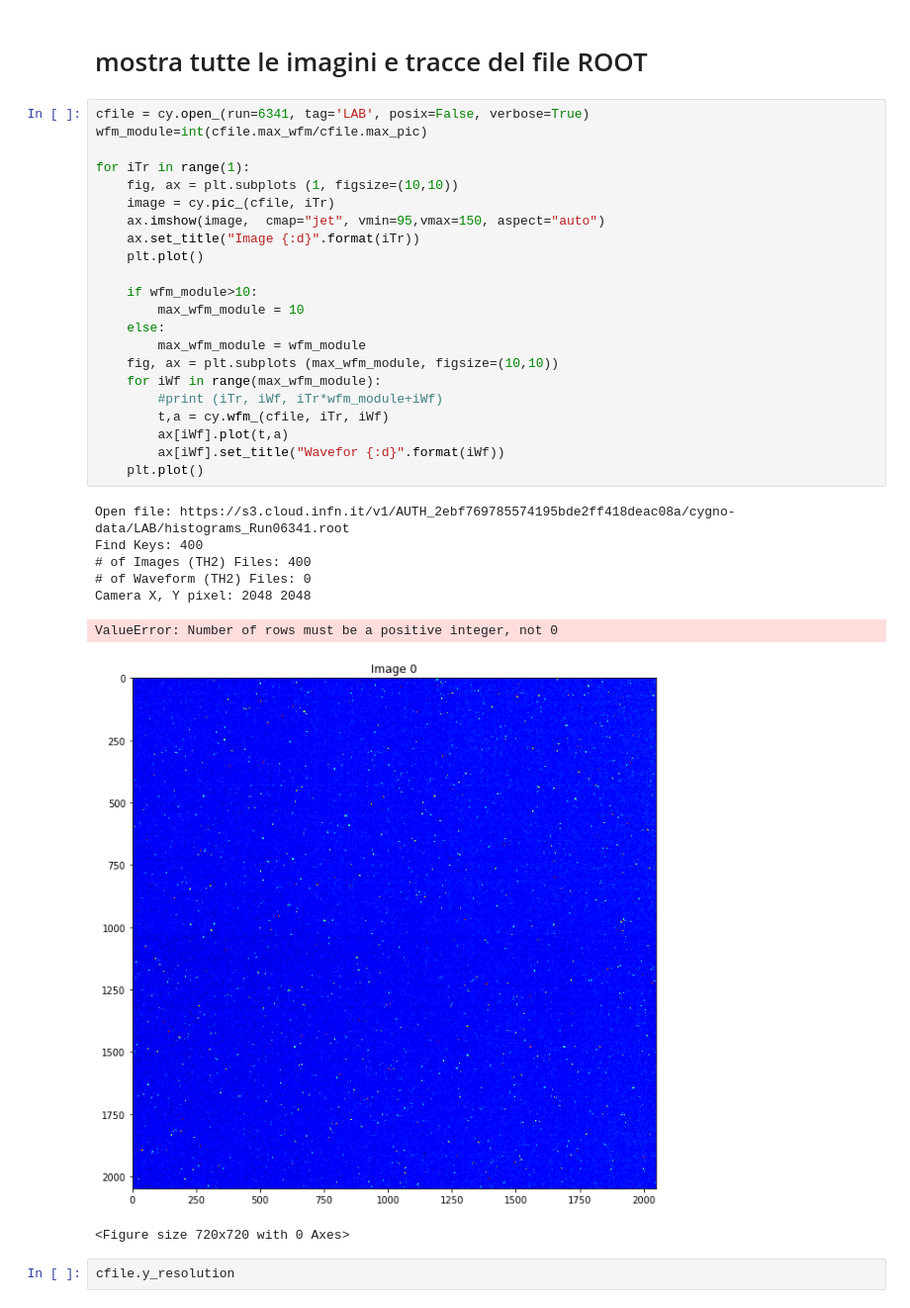
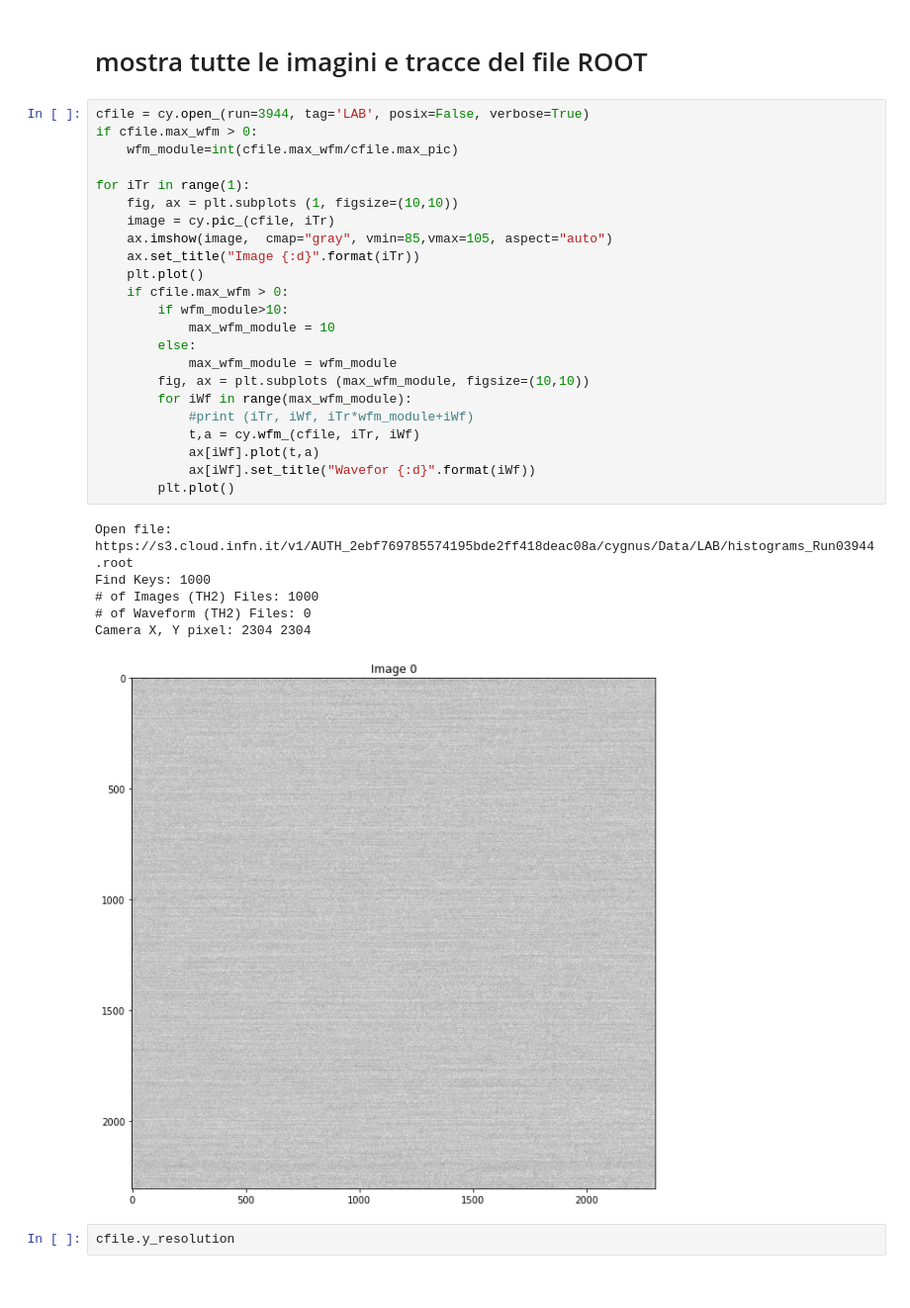
Before and after one commit to gmazzitelli/cygno_cloud, a Jupyter notebook: display.ipynb, the cells around one changed output. Shown at 99% size. Cells and saved outputs as stored; diff of their text form.

```diff
--- a/display.ipynb
+++ b/display.ipynb
@@ -11,36 +11,35 @@ Welcome to JupyROOT 6.24/06
 # %% [markdown]
 # mostra tutte le imagini e tracce del file ROOT
 # %%
-cfile = cy.open_(run=6341, tag='LAB', posix=False, verbose=True)
-wfm_module=int(cfile.max_wfm/cfile.max_pic)
+cfile = cy.open_(run=3944, tag='LAB', posix=False, verbose=True)
+if cfile.max_wfm > 0:
+    wfm_module=int(cfile.max_wfm/cfile.max_pic)
 
 for iTr in range(1):
     fig, ax = plt.subplots (1, figsize=(10,10))
     image = cy.pic_(cfile, iTr)
-    ax.imshow(image,  cmap="jet", vmin=95,vmax=150, aspect="auto")
+    ax.imshow(image,  cmap="gray", vmin=85,vmax=105, aspect="auto")
     ax.set_title("Image {:d}".format(iTr))
     plt.plot()
-
-    if wfm_module>10:
-        max_wfm_module = 10
-    else:
-        max_wfm_module = wfm_module
-    fig, ax = plt.subplots (max_wfm_module, figsize=(10,10))
-    for iWf in range(max_wfm_module):
-        #print (iTr, iWf, iTr*wfm_module+iWf)
-        t,a = cy.wfm_(cfile, iTr, iWf)
-        ax[iWf].plot(t,a)
-        ax[iWf].set_title("Wavefor {:d}".format(iWf))
-    plt.plot()
+    if cfile.max_wfm > 0:
+        if wfm_module>10:
+            max_wfm_module = 10
+        else:
+            max_wfm_module = wfm_module
+        fig, ax = plt.subplots (max_wfm_module, figsize=(10,10))
+        for iWf in range(max_wfm_module):
+            #print (iTr, iWf, iTr*wfm_module+iWf)
+            t,a = cy.wfm_(cfile, iTr, iWf)
+            ax[iWf].plot(t,a)
+            ax[iWf].set_title("Wavefor {:d}".format(iWf))
+        plt.plot()
 # %% [output]
-Open file: https://s3.cloud.infn.it/v1/AUTH_2ebf769785574195bde2ff418deac08a/cygno-data/LAB/histograms_Run06341.root
-Find Keys: 400
-# of Images (TH2) Files: 400
+Open file: https://s3.cloud.infn.it/v1/AUTH_2ebf769785574195bde2ff418deac08a/cygnus/Data/LAB/histograms_Run03944.root
+Find Keys: 1000
+# of Images (TH2) Files: 1000
 # of Waveform (TH2) Files: 0
-Camera X, Y pixel: 2048 2048
+Camera X, Y pixel: 2304 2304
-ValueError: Number of rows must be a positive integer, not 0
-[figure, old version]
+[figure, new version]
-<Figure size 720x720 with 0 Axes>
 # %%
 cfile.y_resolution
 # %% [output]
```
Also changed, not shown: parts of 1 cell of this notebook, 1 other file.
